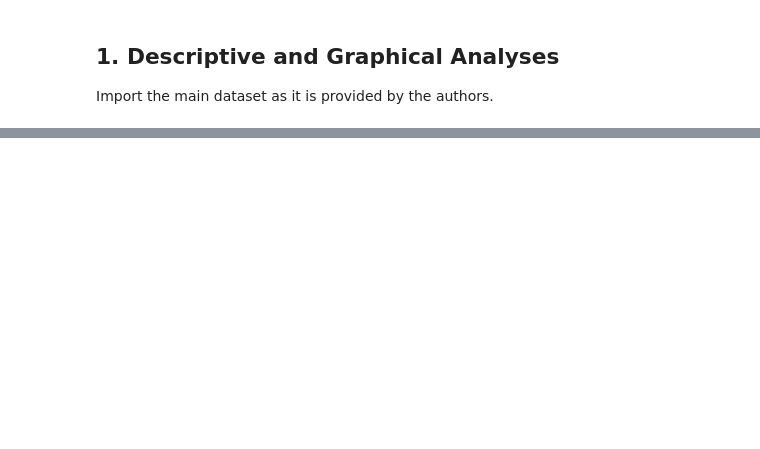
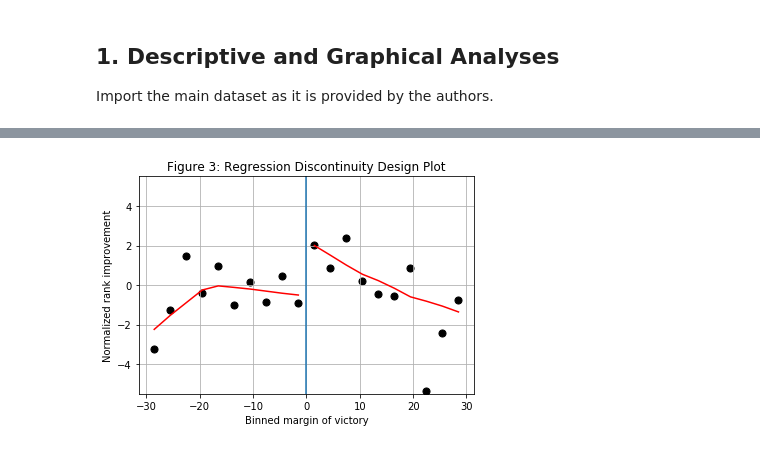
Before and after one commit to DaLueke/replication-baskeran-hessami-2018, a Jupyter notebook: student_project.ipynb, the cells around one changed output, grey strips where cells are left out. Saved outputs shown, nothing was run; the diff lists cells and outputs as text; code cells hidden in the pictures; blank space fills up the shorter version.

```diff
--- a/student_project.ipynb
+++ b/student_project.ipynb
@@ -115,0 +175,8 @@ plt.show()
+# %%
+# Keep only observations that fir above described criteria
+rdd_data = rdd_data.loc[(rdd_data.margin_1 >= -30) & (rdd_data.margin_1 <= 30)]
+
+# Create the RDD plot using the function stored in the auxiliary file.
+rdd_plot(data=rdd_data, x_variable="margin_1", y_variable="gewinn_norm", ylimits=(-5.5,5.5))
+# %% [output]
+[figure, added]
```
Also changed, not shown: parts of 6 cells of this notebook, 1 other file.
